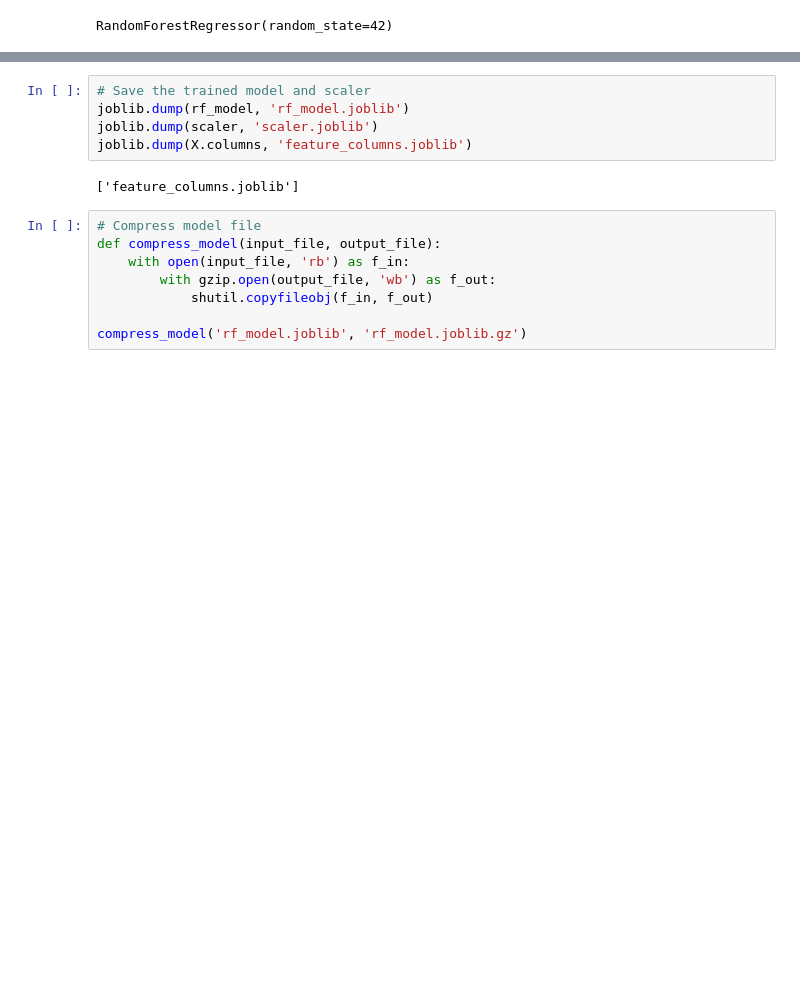
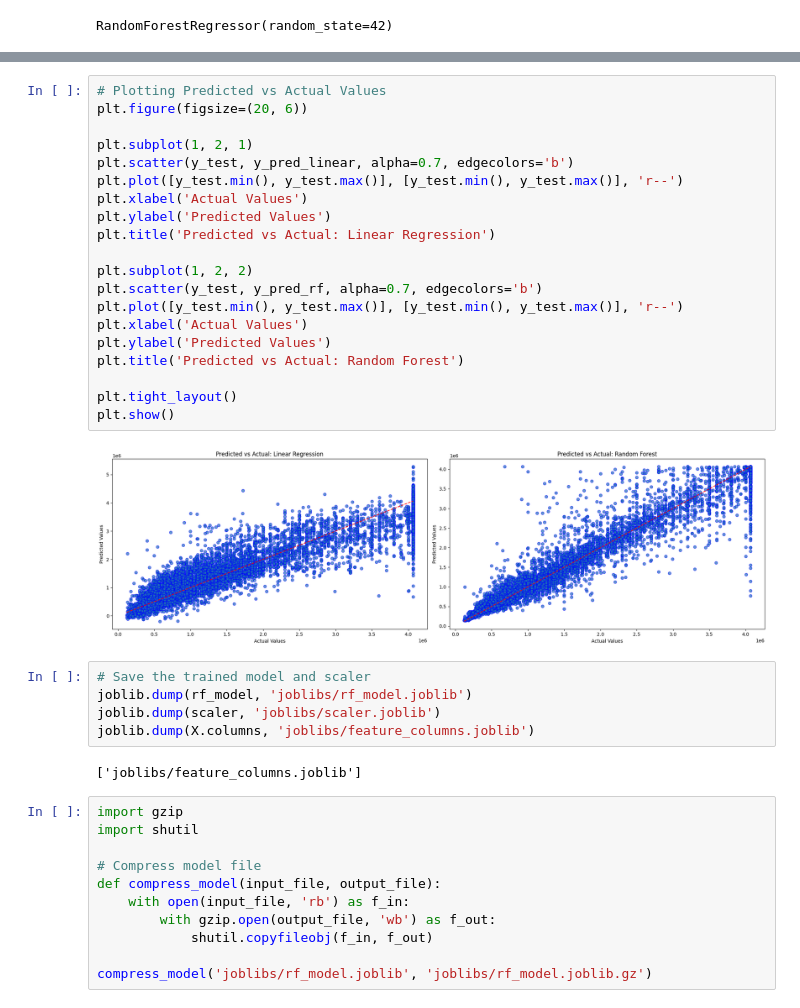
Before and after one commit to lhadi18/kuala-lumpur-house-price-prediction, a Jupyter notebook: machine_learning_model.ipynb, the cells around one changed output, grey strips where cells are left out. Saved outputs shown, nothing was run; the diff lists cells and outputs as text; blank space fills up the shorter version.

```diff
--- a/machine_learning_model.ipynb
+++ b/machine_learning_model.ipynb
@@ -436,15 +474,40 @@ RandomForestRegressor(random_state=42)
+# %%
+# Plotting Predicted vs Actual Values
+plt.figure(figsize=(20, 6))
+
+plt.subplot(1, 2, 1)
+plt.scatter(y_test, y_pred_linear, alpha=0.7, edgecolors='b')
+plt.plot([y_test.min(), y_test.max()], [y_test.min(), y_test.max()], 'r--')
+plt.xlabel('Actual Values')
+plt.ylabel('Predicted Values')
+plt.title('Predicted vs Actual: Linear Regression')
+
+plt.subplot(1, 2, 2)
+plt.scatter(y_test, y_pred_rf, alpha=0.7, edgecolors='b')
+plt.plot([y_test.min(), y_test.max()], [y_test.min(), y_test.max()], 'r--')
+plt.xlabel('Actual Values')
+plt.ylabel('Predicted Values')
+plt.title('Predicted vs Actual: Random Forest')
+
+plt.tight_layout()
+plt.show()
+# %% [output]
+[figure, added]
 # %%
 # Save the trained model and scaler
-joblib.dump(rf_model, 'rf_model.joblib')
-joblib.dump(scaler, 'scaler.joblib')
-joblib.dump(X.columns, 'feature_columns.joblib')
+joblib.dump(rf_model, 'joblibs/rf_model.joblib')
+joblib.dump(scaler, 'joblibs/scaler.joblib')
+joblib.dump(X.columns, 'joblibs/feature_columns.joblib')
 # %% [output]
-['feature_columns.joblib']
+['joblibs/feature_columns.joblib']
 # %%
+import gzip
+import shutil
+
 # Compress model file
 def compress_model(input_file, output_file):
     with open(input_file, 'rb') as f_in:
         with gzip.open(output_file, 'wb') as f_out:
             shutil.copyfileobj(f_in, f_out)
 
-compress_model('rf_model.joblib', 'rf_model.joblib.gz')
+compress_model('joblibs/rf_model.joblib', 'joblibs/rf_model.joblib.gz')
```
Also changed, not shown: parts of 10 cells of this notebook.
